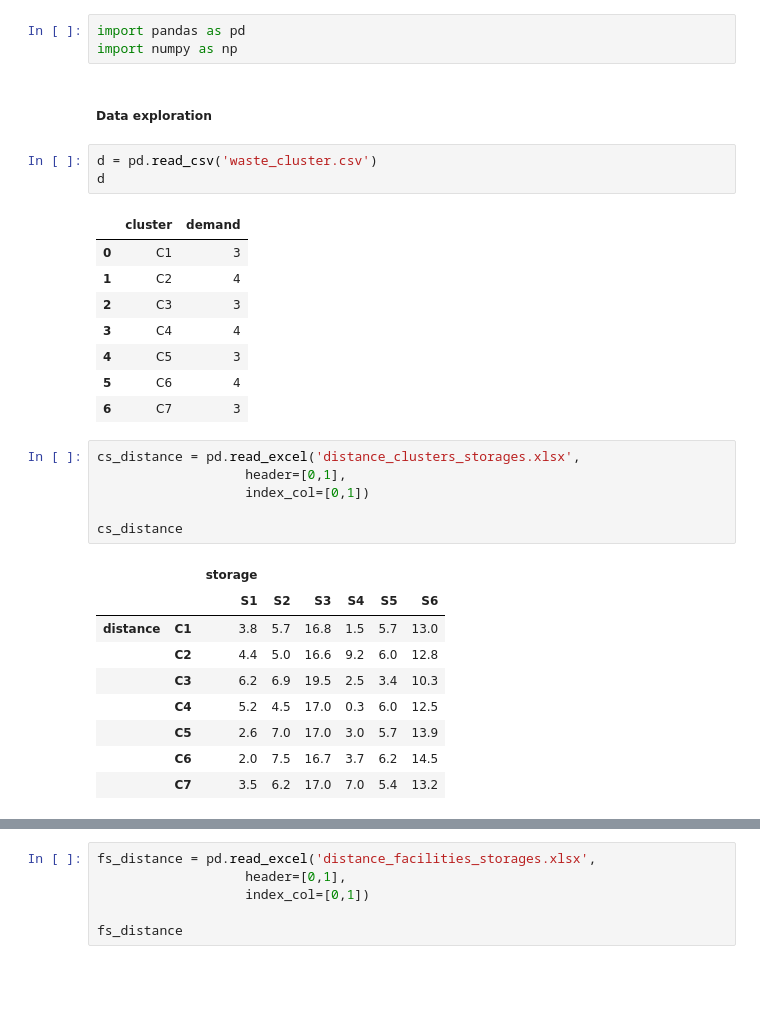
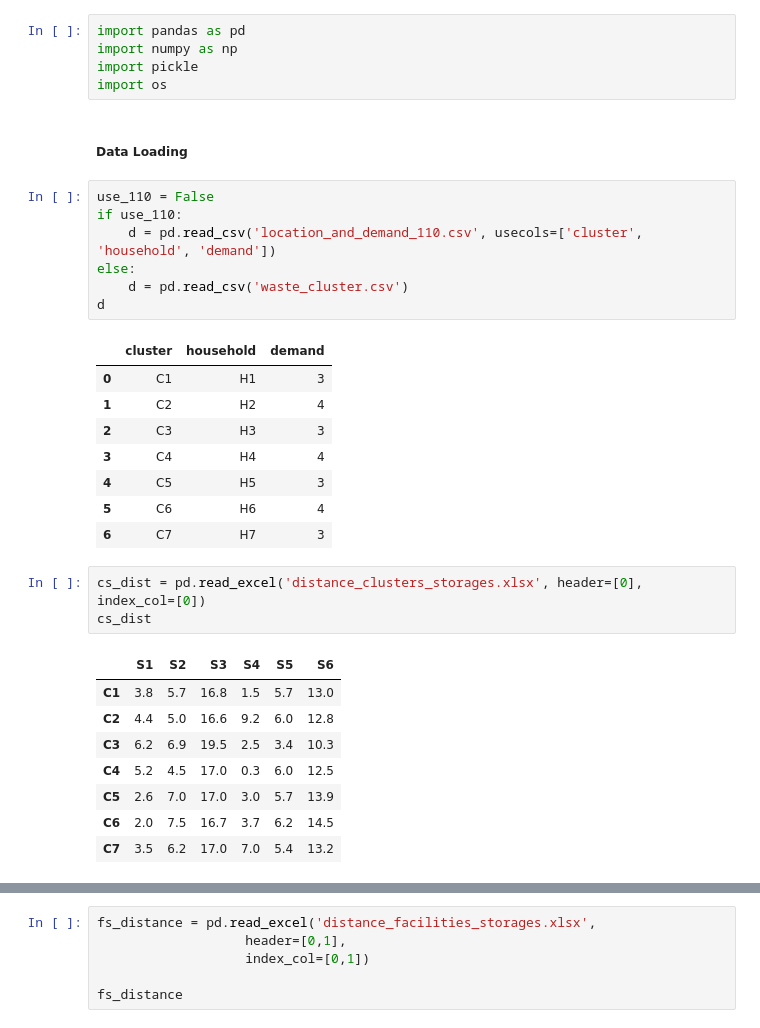
Before and after one commit to wilsonjefferson/DSSC_MO, a Jupyter notebook: larp_waste_management.ipynb, the cells around one changed output, grey strips where cells are left out. Drawn from its saved outputs; the diff is of its cells as text; blank space fills up the shorter version.

```diff
--- a/larp_waste_management.ipynb
+++ b/larp_waste_management.ipynb
@@ -1,33 +1,35 @@
 # %%
 import pandas as pd
 import numpy as np
+import pickle
+import os
 # %% [markdown]
-##### Data exploration
+##### Data Loading
-# %%
-d = pd.read_csv('waste_cluster.csv')
-d
-# %% [output]
-|  | cluster | demand |
-| 0 | C1 | 3 |
-| 1 | C2 | 4 |
-| 2 | C3 | 3 |
-| 3 | C4 | 4 |
-| 4 | C5 | 3 |
-| 5 | C6 | 4 |
-| 6 | C7 | 3 |
+# %%
+use_110 = False
+if use_110:
+    d = pd.read_csv('location_and_demand_110.csv', usecols=['cluster', 'household', 'demand'])
+else:
+    d = pd.read_csv('waste_cluster.csv')
+d
+# %% [output]
+|  | cluster | household | demand |
+| 0 | C1 | H1 | 3 |
+| 1 | C2 | H2 | 4 |
+| 2 | C3 | H3 | 3 |
+| 3 | C4 | H4 | 4 |
+| 4 | C5 | H5 | 3 |
+| 5 | C6 | H6 | 4 |
+| 6 | C7 | H7 | 3 |
 # %%
-cs_distance = pd.read_excel('distance_clusters_storages.xlsx',
-                   header=[0,1],
-                   index_col=[0,1])
-
-cs_distance
+cs_dist = pd.read_excel('distance_clusters_storages.xlsx', header=[0], index_col=[0])
+cs_dist
 # %% [output]
-|  |  | storage |  |  |  |  |  |
-|  |  | S1 | S2 | S3 | S4 | S5 | S6 |
-| distance | C1 | 3.8 | 5.7 | 16.8 | 1.5 | 5.7 | 13.0 |
-|  | C2 | 4.4 | 5.0 | 16.6 | 9.2 | 6.0 | 12.8 |
-|  | C3 | 6.2 | 6.9 | 19.5 | 2.5 | 3.4 | 10.3 |
-|  | C4 | 5.2 | 4.5 | 17.0 | 0.3 | 6.0 | 12.5 |
-|  | C5 | 2.6 | 7.0 | 17.0 | 3.0 | 5.7 | 13.9 |
-|  | C6 | 2.0 | 7.5 | 16.7 | 3.7 | 6.2 | 14.5 |
-|  | C7 | 3.5 | 6.2 | 17.0 | 7.0 | 5.4 | 13.2 |
+|  | S1 | S2 | S3 | S4 | S5 | S6 |
+| C1 | 3.8 | 5.7 | 16.8 | 1.5 | 5.7 | 13.0 |
+| C2 | 4.4 | 5.0 | 16.6 | 9.2 | 6.0 | 12.8 |
+| C3 | 6.2 | 6.9 | 19.5 | 2.5 | 3.4 | 10.3 |
+| C4 | 5.2 | 4.5 | 17.0 | 0.3 | 6.0 | 12.5 |
+| C5 | 2.6 | 7.0 | 17.0 | 3.0 | 5.7 | 13.9 |
+| C6 | 2.0 | 7.5 | 16.7 | 3.7 | 6.2 | 14.5 |
+| C7 | 3.5 | 6.2 | 17.0 | 7.0 | 5.4 | 13.2 |
```
Also changed, not shown: parts of 45 cells of this notebook, 10 other files.
